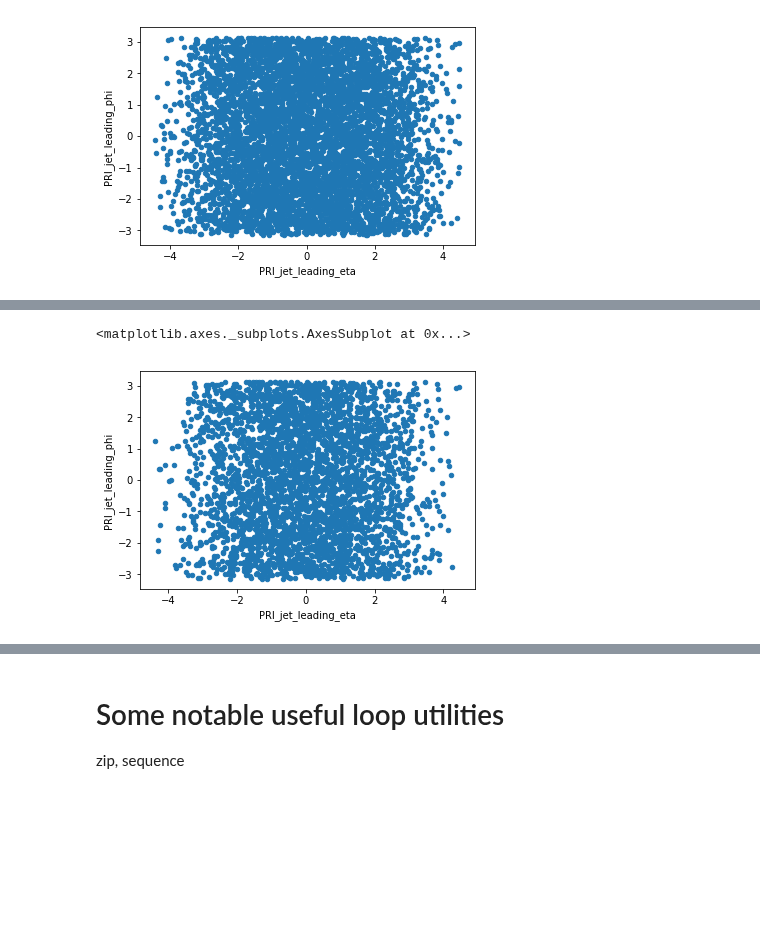
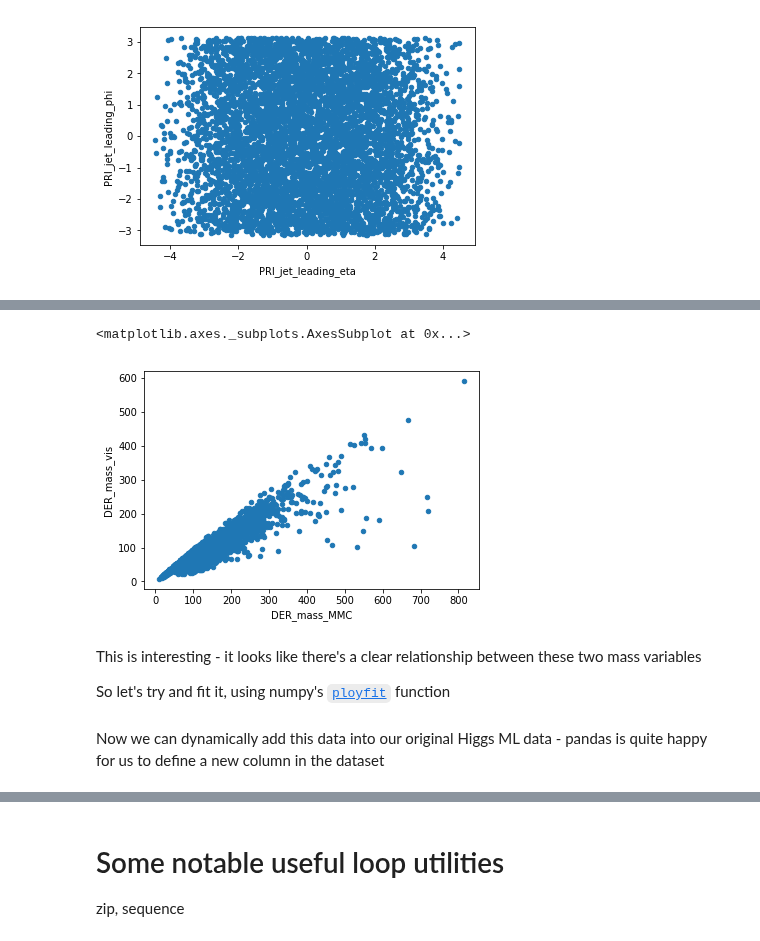
Before and after one commit to graeme-a-stewart/python-introduction, a Jupyter notebook: presentation-insights.ipynb, the cells around one changed output, grey strips where cells are left out. Saved outputs shown, nothing was run; the diff lists cells and outputs as text; code cells hidden in the pictures; blank space fills up the shorter version.

```diff
--- a/presentation-insights.ipynb
+++ b/presentation-insights.ipynb
@@ -1361,5 +1385,10 @@ leadJet[::10].plot.scatter(x="PRI_jet_leading_eta", y="PRI_jet_leading_phi")
-# %%
-leadJet[:][leadJet["Label"]=="b"].plot.scatter(x="PRI_jet_leading_eta", y="PRI_jet_leading_phi")
-# %% [output]
-<matplotlib.axes._subplots.AxesSubplot at 0x...>
-[figure, removed]
+# %%
+derMass=higgsData[["DER_mass_MMC","DER_mass_transverse_met_lep","DER_mass_vis","DER_pt_h","Label"]][higgsData["DER_mass_MMC"]>0]
+derMass.plot.scatter(x="DER_mass_MMC", y="DER_mass_vis")
+# %% [output]
+<matplotlib.axes._subplots.AxesSubplot at 0x...>
+[figure, added]
+# %% [markdown]
+This is interesting - it looks like there's a clear relationship between these two mass variables
+
+So let's try and fit it, using numpy's [`ployfit`](https://docs.scipy.org/doc/numpy/reference/generated/numpy.polyfit.html) function
@@ -1365,0 +1398,2 @@ leadJet[:][leadJet["Label"]=="b"].plot.scatter(x="PRI_jet_leading_eta", y="PRI_j
+# %% [markdown]
+Now we can dynamically add this data into our original Higgs ML data - pandas is quite happy for us to define a new column in the dataset
```
Also changed, not shown: parts of 13 cells of this notebook.
